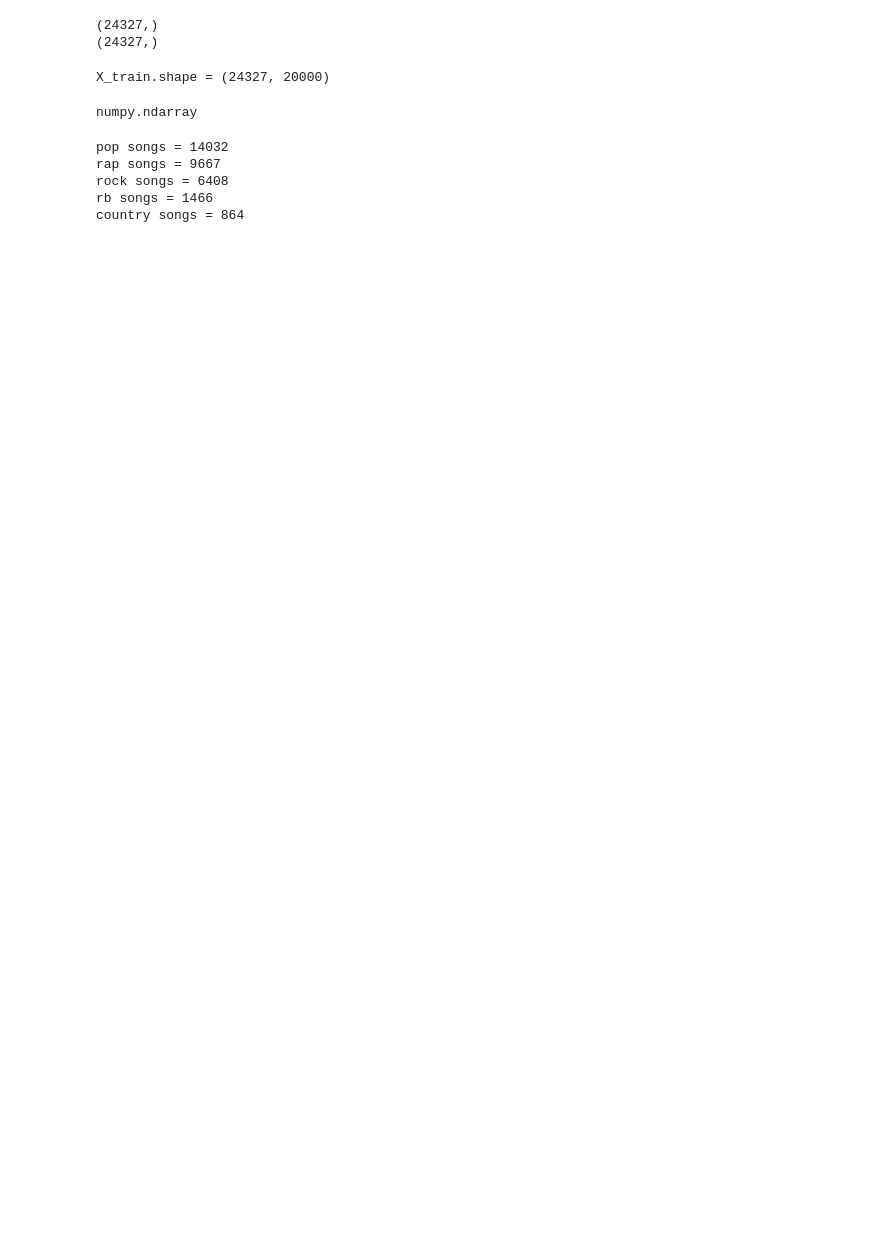
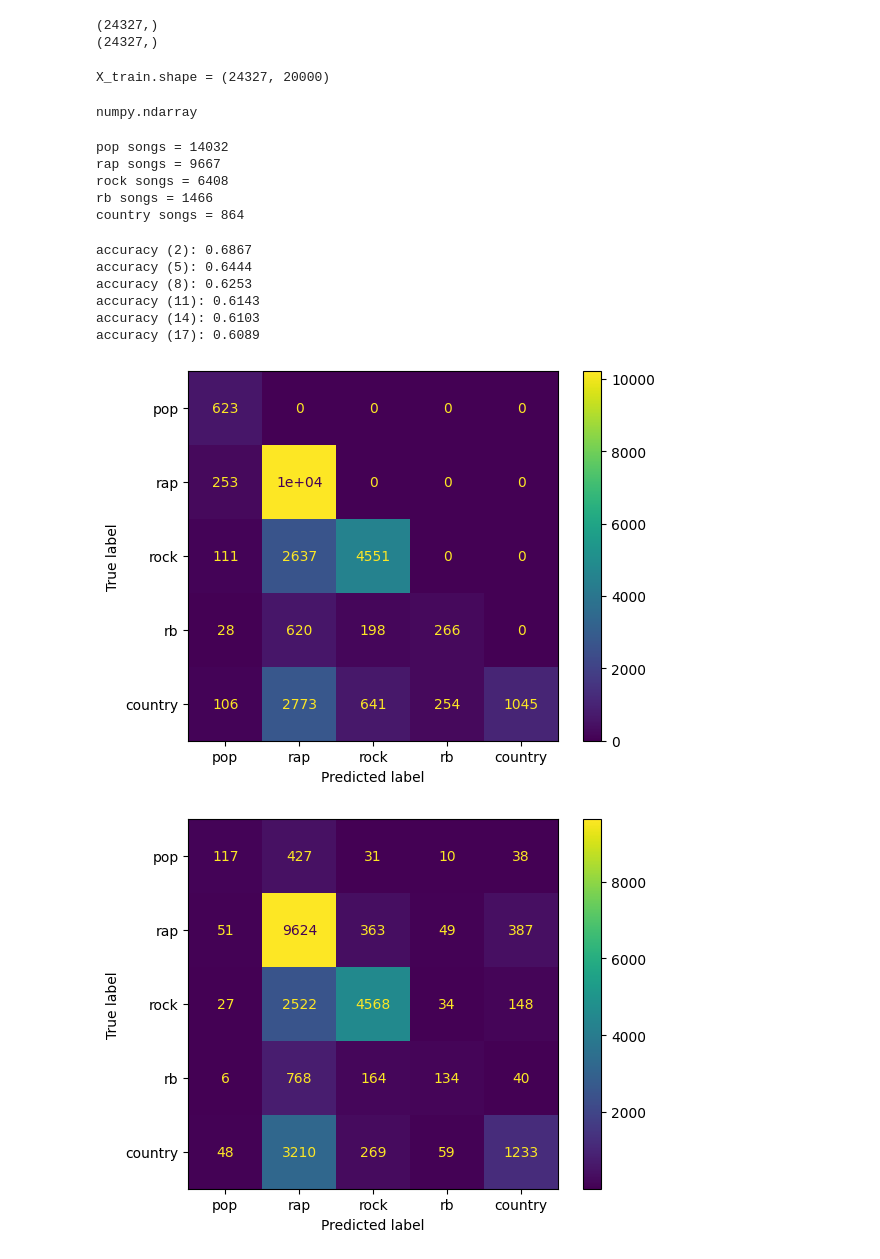
Before and after one commit to dandyjay/CS39AA-Project, a Jupyter notebook: project-part2.ipynb, the cells around one changed output. Saved outputs shown, nothing was run; the diff lists cells and outputs as text; code cells hidden in the pictures; blank space fills up the shorter version.

```diff
--- a/project-part2.ipynb
+++ b/project-part2.ipynb
@@ -168,17 +168,26 @@ country songs = 864
 # %%
 from sklearn.ensemble import RandomForestClassifier
 from sklearn.neighbors import KNeighborsClassifier
 from sklearn.metrics import confusion_matrix, ConfusionMatrixDisplay, accuracy_score
 
 
 models = []
-for i in range(2,17,2):
+for i in range(2,18,3):
     model = KNeighborsClassifier(n_neighbors=i)
     model = model.fit(X_train, y_train)
 
     predictions_train = model.predict(X_train)
 
     disp = ConfusionMatrixDisplay(confusion_matrix(y_train, predictions_train), display_labels=['pop','rap','rock','rb','country'])
     disp.plot()
     print(f"accuracy ({i}): {accuracy_score(y_train, predictions_train):.4f}")
     models.append(model)
+# %% [output]
+accuracy (2): 0.6867
+accuracy (5): 0.6444
+accuracy (8): 0.6253
+accuracy (11): 0.6143
+accuracy (14): 0.6103
+accuracy (17): 0.6089
+[figure, added]
+[figure, added]
```
Also changed, not shown: parts of 4 cells of this notebook.
